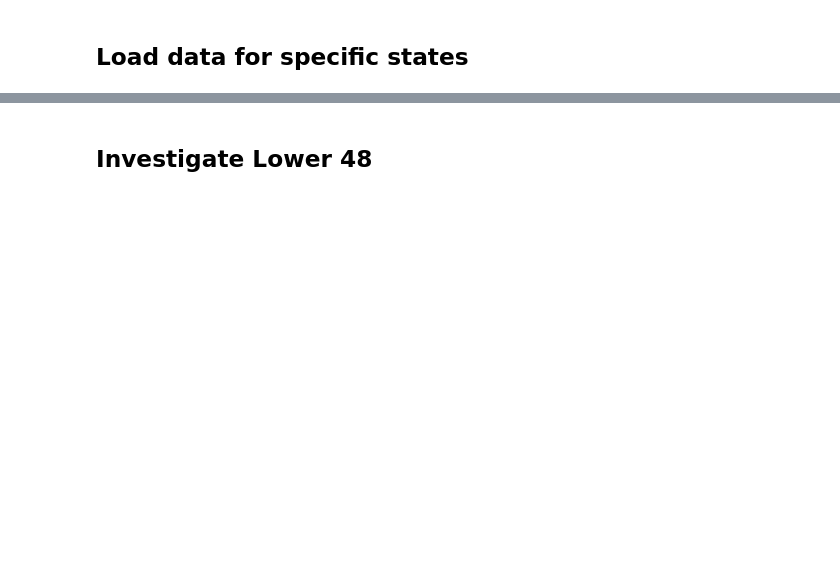
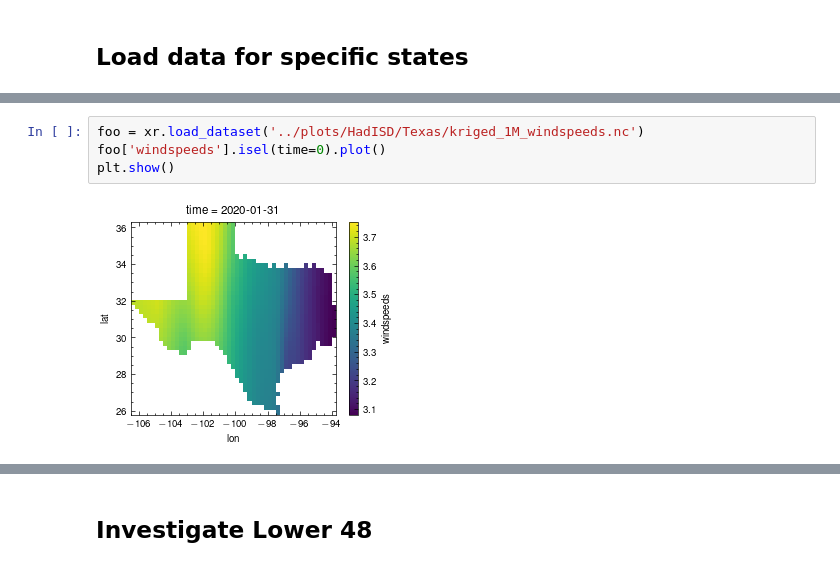
Before and after one commit to ivalencius/wind-analysis, a Jupyter notebook: scripts/HadISD_analysis.ipynb, the cells around one changed output, grey strips where cells are left out. Saved outputs shown, nothing was run; the diff lists cells and outputs as text; blank space fills up the shorter version.

```diff
--- a/scripts/HadISD_analysis.ipynb
+++ b/scripts/HadISD_analysis.ipynb
@@ -479,0 +660,6 @@ plot_decadal_distribution(state_ds, region, save_path)
+# %%
+foo = xr.load_dataset('../plots/HadISD/Texas/kriged_1M_windspeeds.nc')
+foo['windspeeds'].isel(time=0).plot()
+plt.show()
+# %% [output]
+[figure, added]
```
Also changed, not shown: parts of 5 cells of this notebook.
